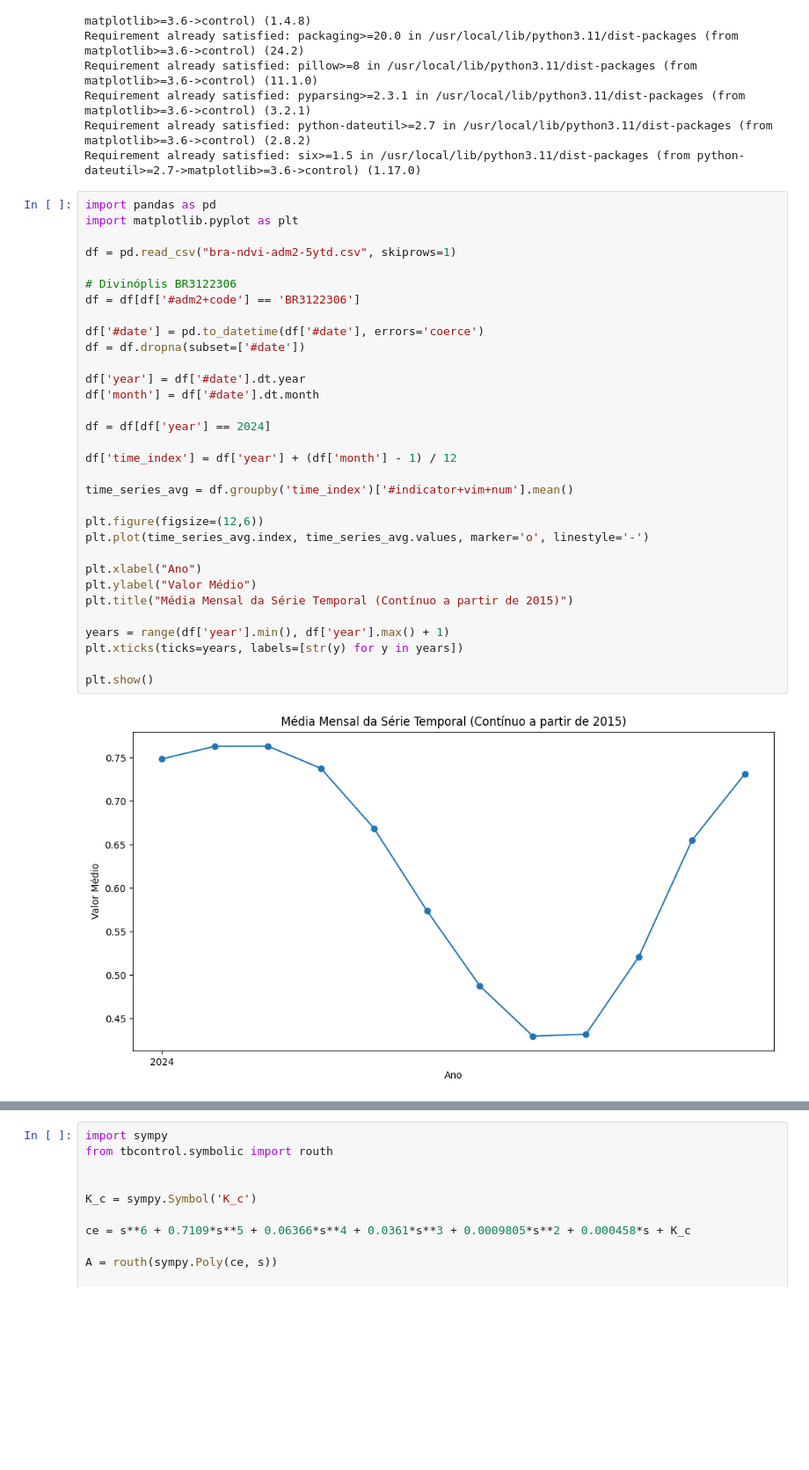
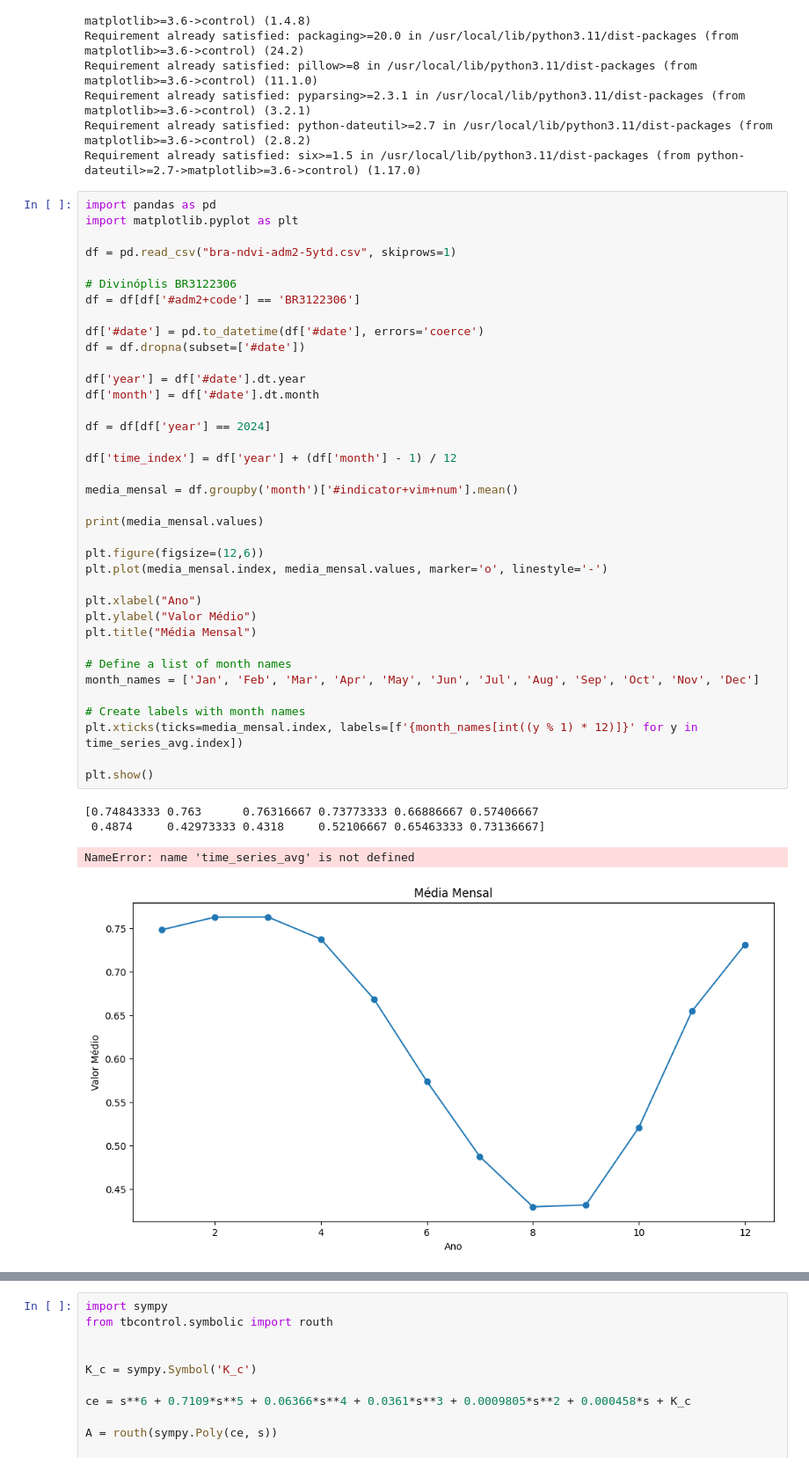
Before and after one commit to tinicius/controle, a Jupyter notebook: Trabalho_Controle.ipynb, the cells around one changed output, grey strips where cells are left out. Shown at 88% size. Cells and saved outputs as stored; diff of their text form; blank space fills up the shorter version.

```diff
--- a/Trabalho_Controle.ipynb
+++ b/Trabalho_Controle.ipynb
@@ -21,35 +21,43 @@ Requirement already satisfied: six>=1.5 in /usr/local/lib/python3.11/dist-packag
 # %%
 import pandas as pd
 import matplotlib.pyplot as plt
 
 df = pd.read_csv("bra-ndvi-adm2-5ytd.csv", skiprows=1)
 
 # Divinóplis BR3122306
 df = df[df['#adm2+code'] == 'BR3122306']
 
 df['#date'] = pd.to_datetime(df['#date'], errors='coerce')
 df = df.dropna(subset=['#date'])
 
 df['year'] = df['#date'].dt.year
 df['month'] = df['#date'].dt.month
 
 df = df[df['year'] == 2024]
 
 df['time_index'] = df['year'] + (df['month'] - 1) / 12
 
-time_series_avg = df.groupby('time_index')['#indicator+vim+num'].mean()
+media_mensal = df.groupby('month')['#indicator+vim+num'].mean()
+
+print(media_mensal.values)
 
 plt.figure(figsize=(12,6))
-plt.plot(time_series_avg.index, time_series_avg.values, marker='o', linestyle='-')
+plt.plot(media_mensal.index, media_mensal.values, marker='o', linestyle='-')
 
 plt.xlabel("Ano")
 plt.ylabel("Valor Médio")
-plt.title("Média Mensal da Série Temporal (Contínuo a partir de 2015)")
+plt.title("Média Mensal")
 
-years = range(df['year'].min(), df['year'].max() + 1)
-plt.xticks(ticks=years, labels=[str(y) for y in years])
+# Define a list of month names
+month_names = ['Jan', 'Feb', 'Mar', 'Apr', 'May', 'Jun', 'Jul', 'Aug', 'Sep', 'Oct', 'Nov', 'Dec']
+
+# Create labels with month names
+plt.xticks(ticks=media_mensal.index, labels=[f'{month_names[int((y % 1) * 12)]}' for y in time_series_avg.index])
 
 plt.show()
 # %% [output]
+[0.74843333 0.763      0.76316667 0.73773333 0.66886667 0.57406667
+ 0.4874     0.42973333 0.4318     0.52106667 0.65463333 0.73136667]
+NameError: name 'time_series_avg' is not defined
-[figure, old version]
+[figure, new version]
 # %%
```
Also changed, not shown: parts of 4 cells of this notebook.
